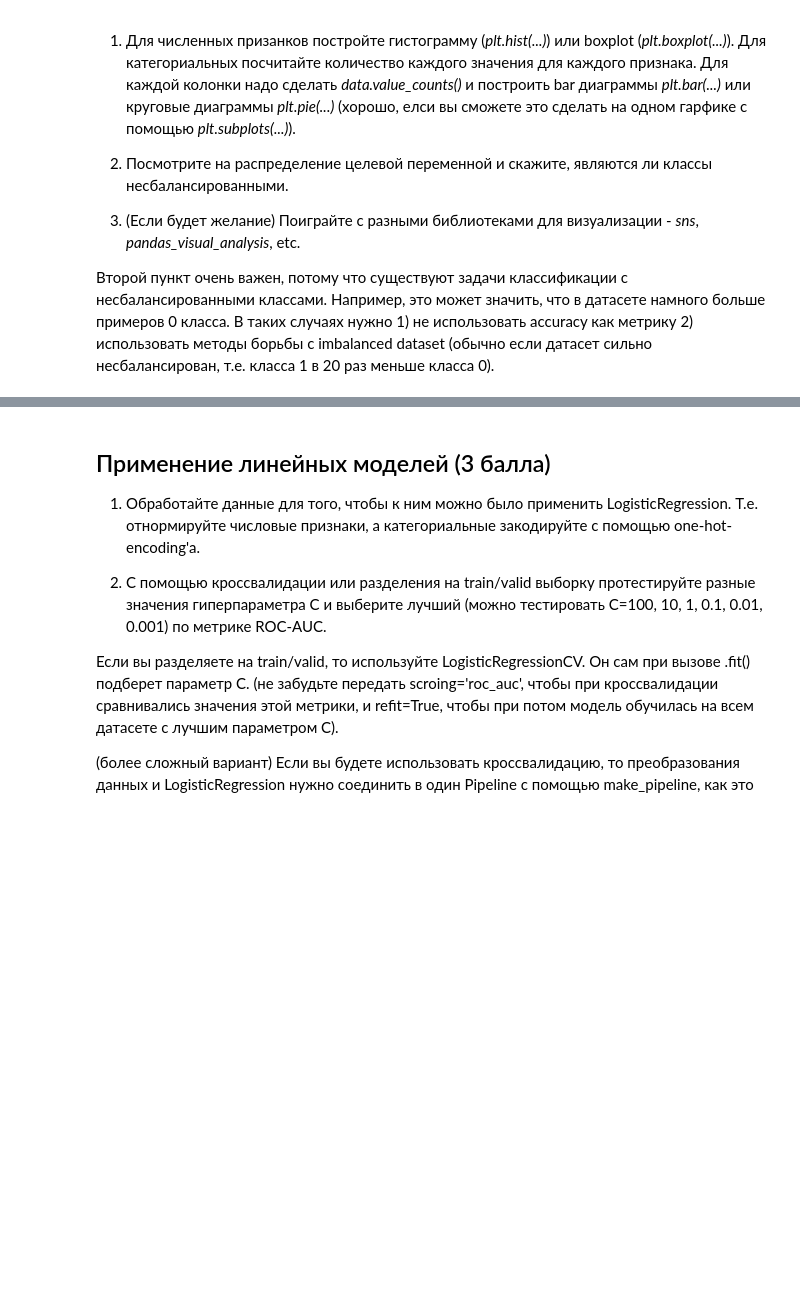
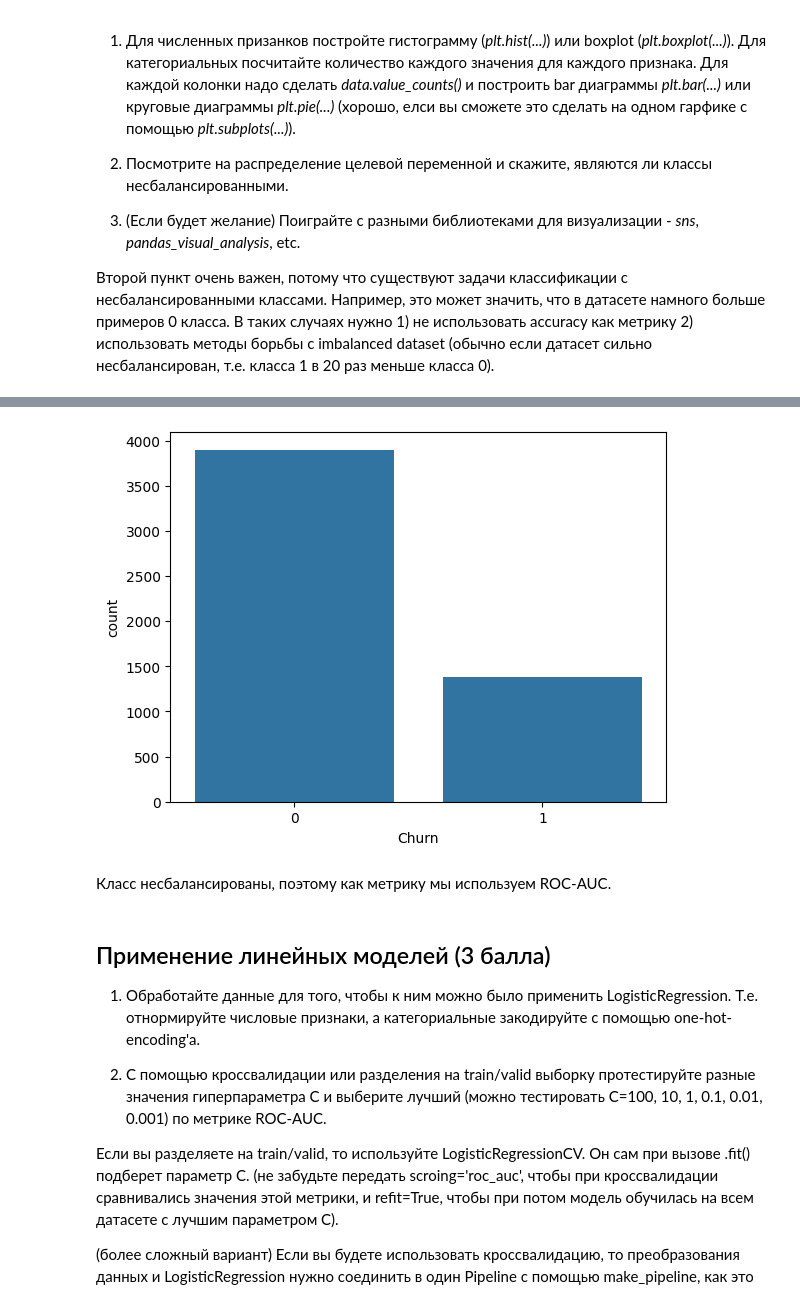
Before and after one commit to DmitryKolbanov/data-science-projects, a Jupyter notebook: Deep Learning School/3 HW/hw_kaggle.ipynb, the cells around one changed output, grey strips where cells are left out. Cells and saved outputs as stored; diff of their text form; code cells hidden in the pictures; blank space fills up the shorter version.

```diff
--- a/Deep Learning School/3 HW/hw_kaggle.ipynb
+++ b/Deep Learning School/3 HW/hw_kaggle.ipynb
@@ -213,3 +352,10 @@ sns.boxplot(data=train[['TotalSpent']], ax=axes[1])
+# %%
+# Посмотрим на распределение целевой переменной
+sns.countplot(data=train, x=train['Churn']);
+# %% [output]
+[figure, added]
+# %% [markdown]
+Класс несбалансированы, поэтому как метрику мы используем ROC-AUC.
 # %% [markdown]
 ## Применение линейных моделей (3 балла)
 
```
Also changed, not shown: parts of 34 cells of this notebook, 7 other files.
